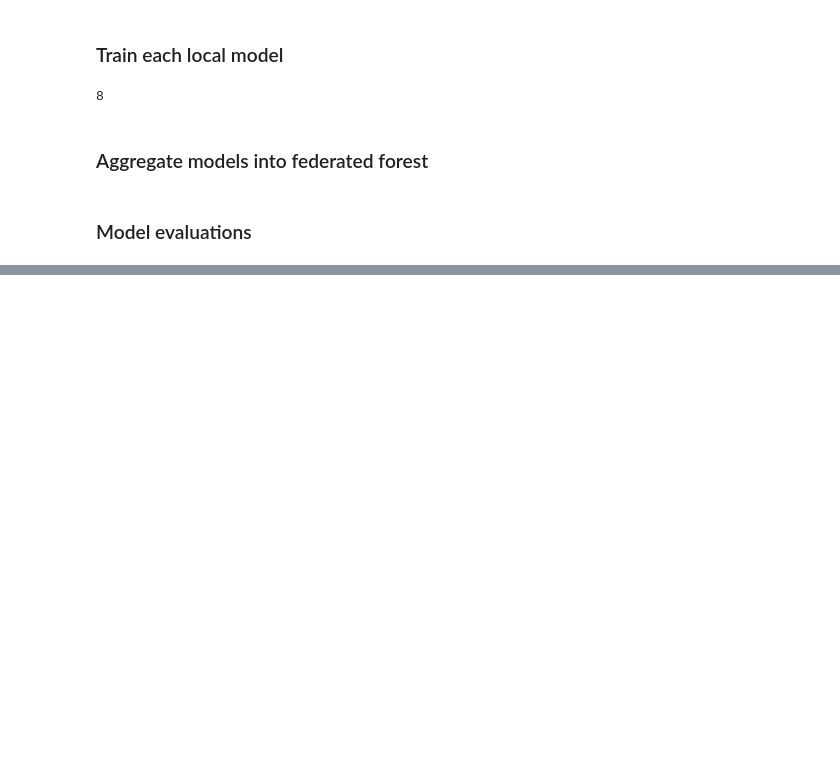
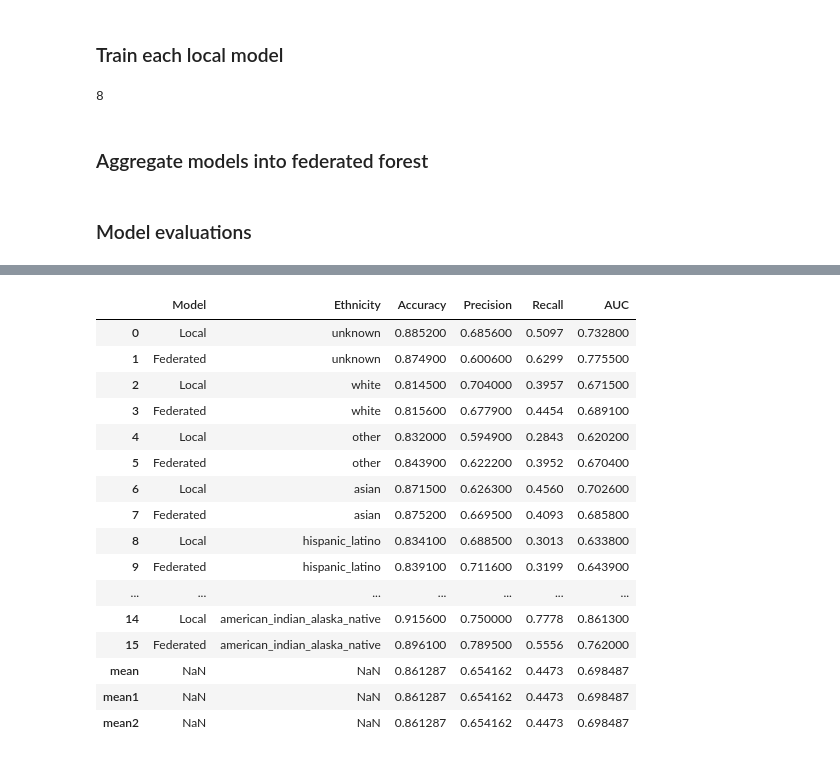
Before and after one commit to AnnikaLarissa/MIMIC-IV, a Jupyter notebook: random_forest.ipynb, the cells around one changed output, grey strips where cells are left out. Cells and saved outputs as stored; diff of their text form; code cells hidden in the pictures; blank space fills up the shorter version.

```diff
--- a/random_forest.ipynb
+++ b/random_forest.ipynb
@@ -119,14 +119,26 @@ def printFedMetrics(model, ethnicity, path):
     print('Precision: \t\t\t' + str(prec))
     print('Recall: \t\t\t' + str(rec))
     print('AUC: \t\t\t\t' + str(auc) + '\n\n')
+
+def metricsDF(model_type, model, ethnicity, path):
+    train, val, test = read_train_val_test(ethnicity, path)
+    X, y = splitFeaturesLabels(test)
+    acc, prec, rec, auc = evaluateMetrics(model, X, y)
+    return [model_type, ethnicity, round(acc, 4), round(prec,4), round(rec, 4), round(auc, 4)]
 # %%
+dfs = []
+columns = ['Model', 'Ethnicity', 'Accuracy', 'Precision', 'Recall', 'AUC']
+
 for i in range(len(models)):
     # Since 'unknown' is overwritten as the aggregated model, redefine it
     if i == 0:
         unknown = trainModel('unknown', path, params)
         printMetrics(unknown, ethnic_group_names[i], path)
+        dfs.append(metricsDF('Local', unknown, ethnic_group_names[i], path))
     else:
         printMetrics(models[i], ethnic_group_names[i], path)
+        dfs.append(metricsDF('Local', models[i], ethnic_group_names[i], path))
     printFedMetrics(fed, ethnic_group_names[i], path)
+    dfs.append(metricsDF('Federated', fed, ethnic_group_names[i], path))
 # %% [output]
 Local model:            unknown
@@ -151,0 +161,3 @@ KeyboardInterrupt:
+# %%
+df = pd.DataFrame(dfs, columns=columns)
+df.head()
@@ -151,0 +173,23 @@ KeyboardInterrupt:
+# %%
+df.loc['mean1'] = df[df['Model']=='Local'].mean()
+df.loc['mean2'] = df[df['Model']=='Federated'].mean()
+# %%
+df[df['Model']=='Local']
+# %% [output]
+|  | Model | Ethnicity | Accuracy | Precision | Recall | AUC |
+| 0 | Local | unknown | 0.885200 | 0.685600 | 0.5097 | 0.732800 |
+| 1 | Federated | unknown | 0.874900 | 0.600600 | 0.6299 | 0.775500 |
+| 2 | Local | white | 0.814500 | 0.704000 | 0.3957 | 0.671500 |
+| 3 | Federated | white | 0.815600 | 0.677900 | 0.4454 | 0.689100 |
+| 4 | Local | other | 0.832000 | 0.594900 | 0.2843 | 0.620200 |
+| 5 | Federated | other | 0.843900 | 0.622200 | 0.3952 | 0.670400 |
+| 6 | Local | asian | 0.871500 | 0.626300 | 0.4560 | 0.702600 |
+| 7 | Federated | asian | 0.875200 | 0.669500 | 0.4093 | 0.685800 |
+| 8 | Local | hispanic_latino | 0.834100 | 0.688500 | 0.3013 | 0.633800 |
+| 9 | Federated | hispanic_latino | 0.839100 | 0.711600 | 0.3199 | 0.643900 |
+| ... | ... | ... | ... | ... | ... | ... |
+| 14 | Local | american_indian_alaska_native | 0.915600 | 0.750000 | 0.7778 | 0.861300 |
+| 15 | Federated | american_indian_alaska_native | 0.896100 | 0.789500 | 0.5556 | 0.762000 |
+| mean | NaN | NaN | 0.861287 | 0.654162 | 0.4473 | 0.698487 |
+| mean1 | NaN | NaN | 0.861287 | 0.654162 | 0.4473 | 0.698487 |
+| mean2 | NaN | NaN | 0.861287 | 0.654162 | 0.4473 | 0.698487 |
```
Also changed, not shown: parts of 4 cells of this notebook, 3 other files.
